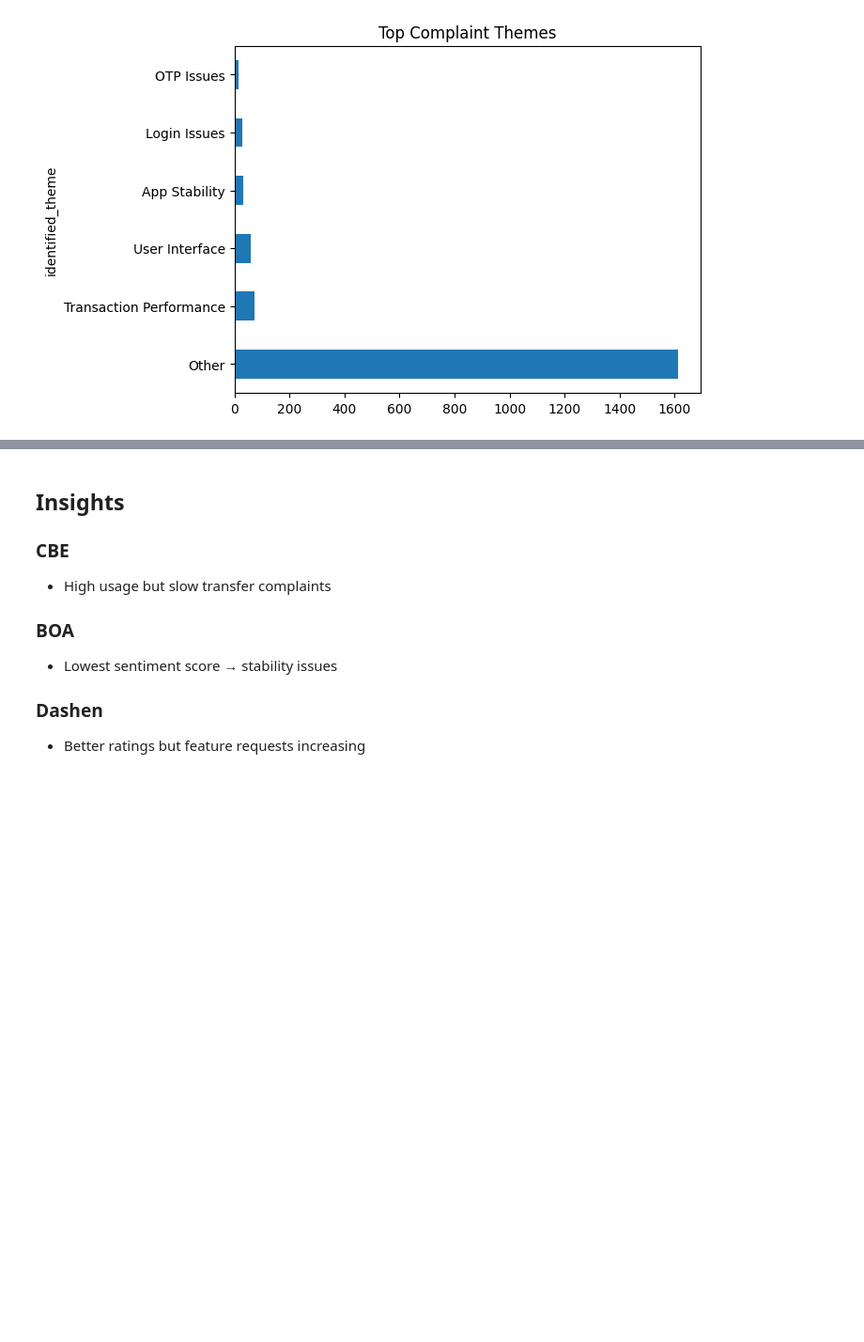
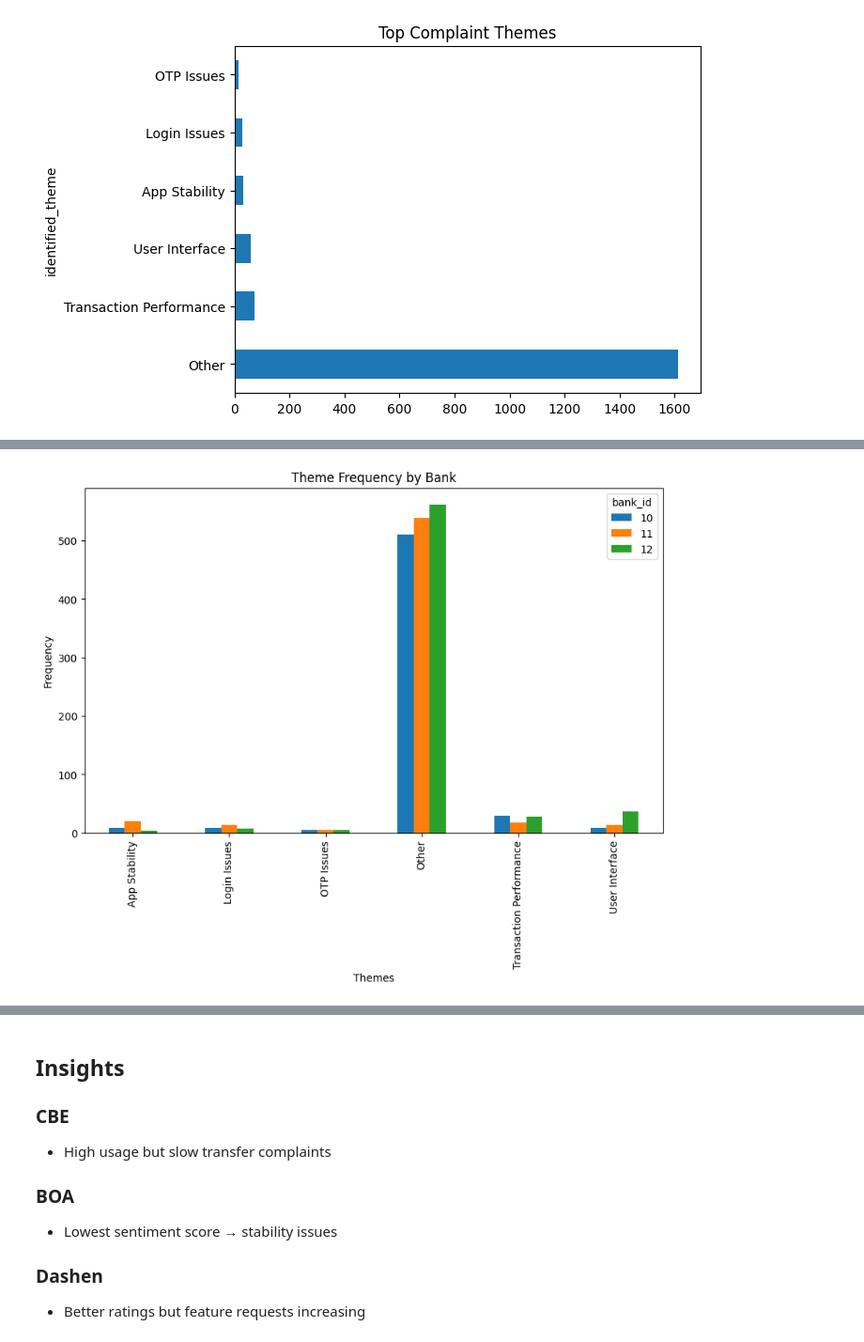
Before and after one commit to Bilen189/ethiopian-bank-review-analytics, a Jupyter notebook: notebooks/task4_insights.ipynb, the cells around one changed output, grey strips where cells are left out. Shown at 94% size. Saved outputs shown, nothing was run; the diff lists cells and outputs as text; code cells hidden in the pictures; blank space fills up the shorter version.

```diff
--- a/notebooks/task4_insights.ipynb
+++ b/notebooks/task4_insights.ipynb
@@ -52,0 +77,16 @@ plt.show()
+# %%
+theme_bank = (
+    df.groupby(["bank_id", "identified_theme"])
+    .size()
+    .unstack(fill_value=0)
+)
+
+theme_bank.T.plot(kind="bar", figsize=(10,6))
+
+plt.title("Theme Frequency by Bank")
+plt.xlabel("Themes")
+plt.ylabel("Frequency")
+
+plt.show()
+# %% [output]
+[figure, added]
```
Also changed, not shown: parts of 5 cells of this notebook.
